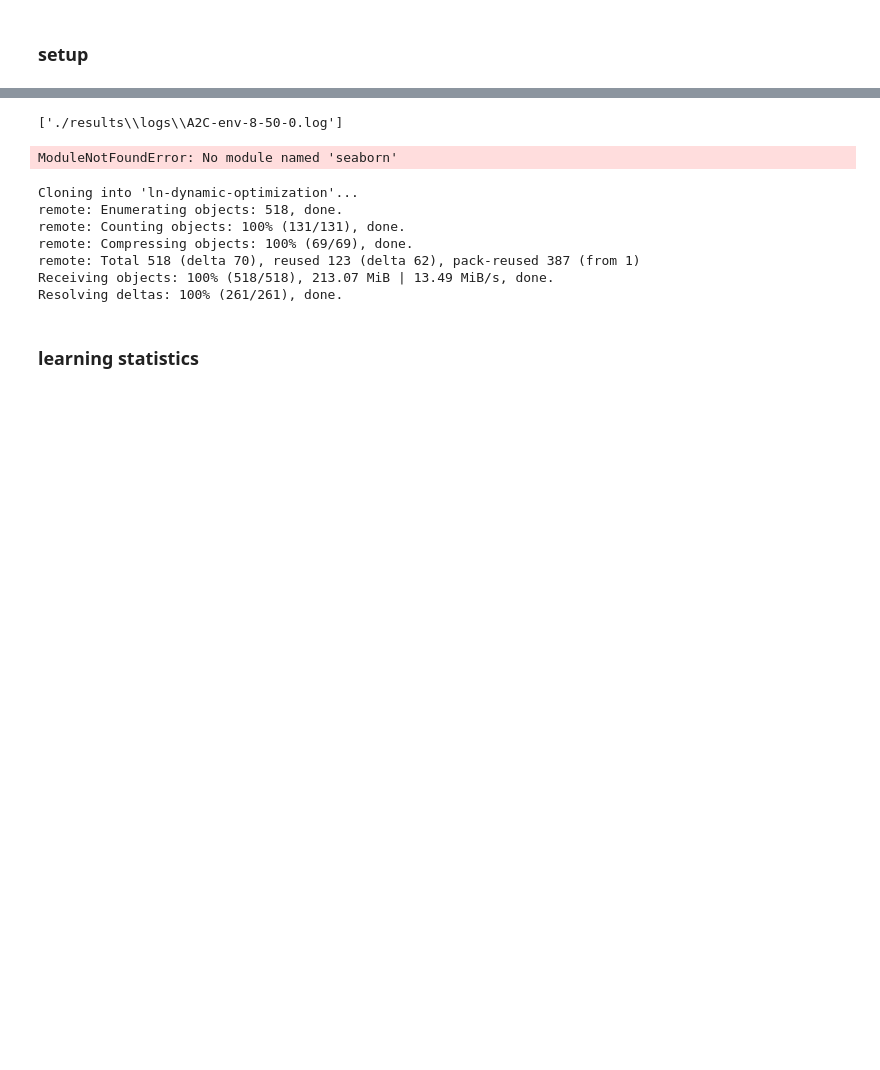
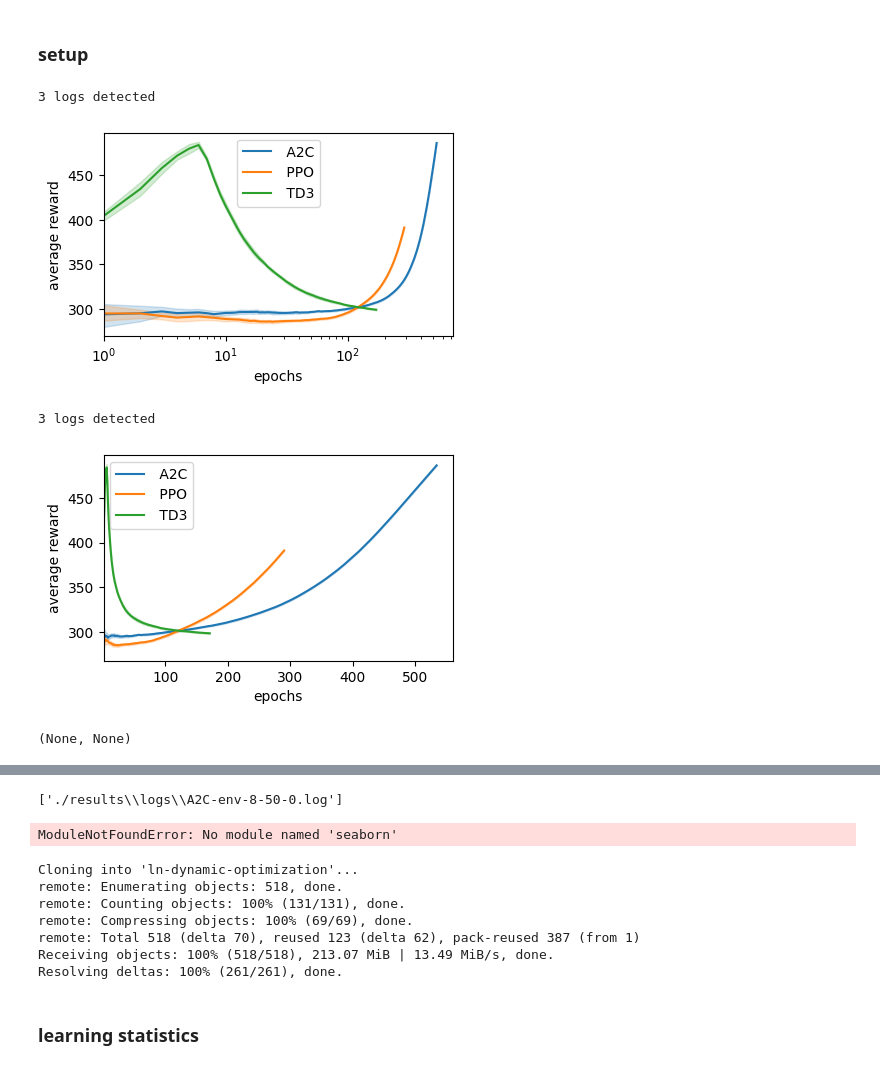
Before and after one commit to Ellariel/drl, a Jupyter notebook: performance_analysis.ipynb, the cells around one changed output, grey strips where cells are left out. Cells and saved outputs as stored; diff of their text form; code cells hidden in the pictures; blank space fills up the shorter version.

```diff
--- a/performance_analysis.ipynb
+++ b/performance_analysis.ipynb
@@ -67,0 +72,9 @@ def print_reward(approach='A2C', env_type=''):
+# %%
+(print_reward(approach='*', logx=True),
+print_reward(approach='*'))
+# %% [output]
+3 logs detected
+[figure, added]
+3 logs detected
+[figure, added]
+(None, None)
```
Also changed, not shown: parts of 3 cells of this notebook, 2 other files.
